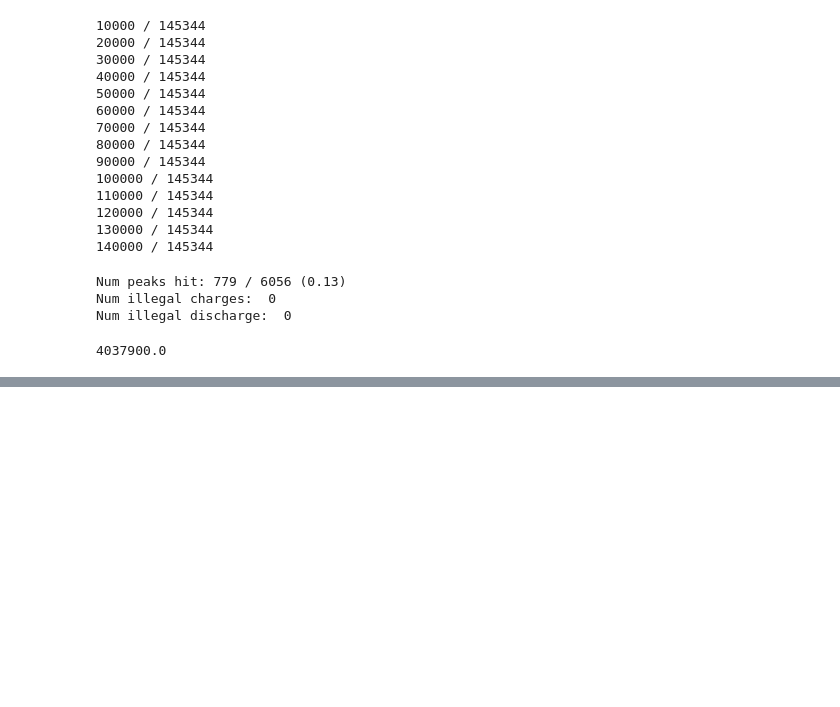
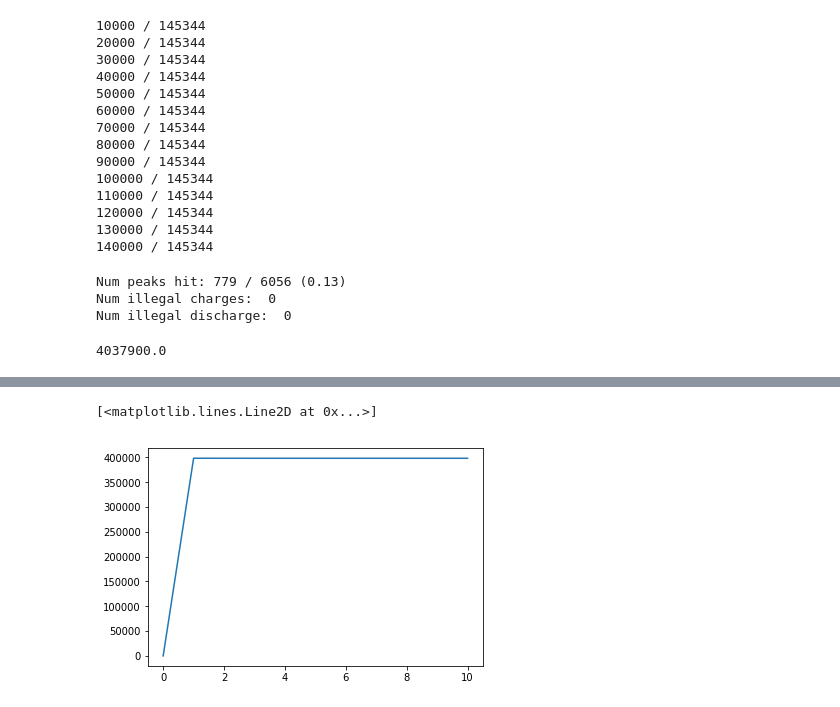
Before and after one commit to logan-spear/aa228_project, a Jupyter notebook: cleaned_up_version.ipynb, the cells around one changed output, grey strips where cells are left out. Drawn from its saved outputs; the diff is of its cells as text; code cells hidden in the pictures; blank space fills up the shorter version.

```diff
--- a/cleaned_up_version.ipynb
+++ b/cleaned_up_version.ipynb
@@ -444,0 +535,30 @@ reward_history.sum()
+# %%
+num_iters = 10
+gamma = 0.9
+# Try starting with this initialization instead of 0s
+Q_boosted = np.zeros((len(s_set), len(bat_set), len(a_set)))
+norm_tracker = np.zeros(num_iters+1)
+norm_tracker[0] = np.linalg.norm(Q_boosted)
+for iter_num in range(num_iters):
+    for state_ind, state in enumerate(s_set):
+        for bat in bat_set:
+
+            rewards_vec = np.zeros(len(a_set))
+            for action_ind, action in enumerate(a_set):
+                immediate_r = boosted_reward(state, bat, action)
+                future_r_sum = 0
+
+                for sp in s_set:
+                    future_r_sum += simple_transition(state, sp) * np.max(Q_boosted[state_ind, bat, :])
+
+                total_reward = immediate_r + gamma*future_r_sum
+                Q_boosted[state_ind, bat, action_ind] = total_reward
+
+#             U[state_ind, bat] = np.max(rewards_vec)
+
+    norm_tracker[iter_num+1] = np.linalg.norm(Q_boosted)
+# %%
+plt.plot(norm_tracker)
+# %% [output]
+[<matplotlib.lines.Line2D at 0x...>]
+[figure, added]
```
Also changed, not shown: parts of 15 cells of this notebook.
